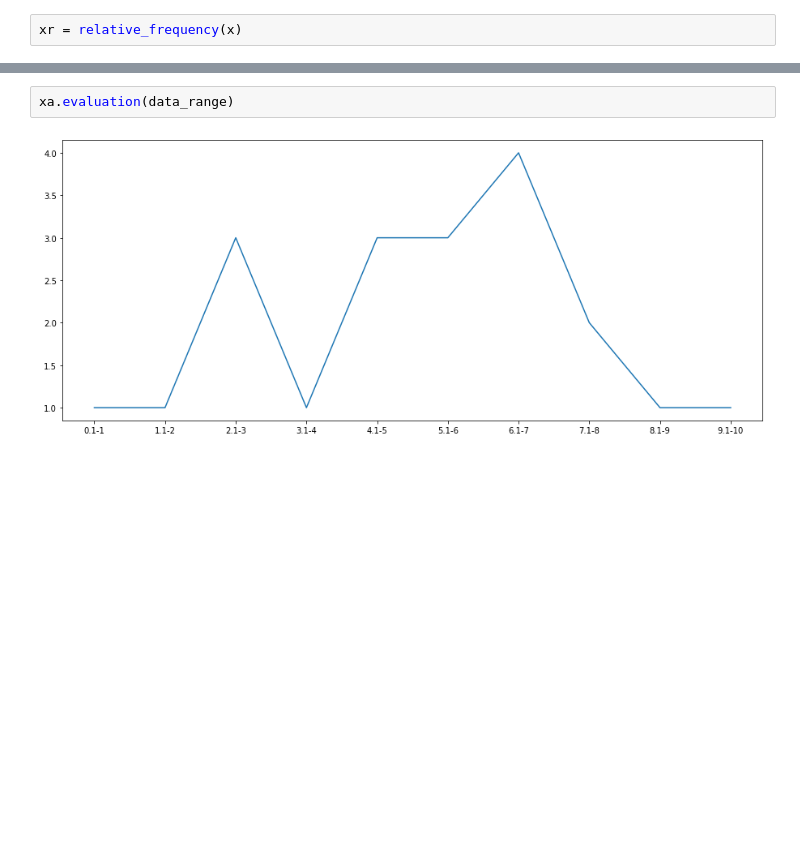
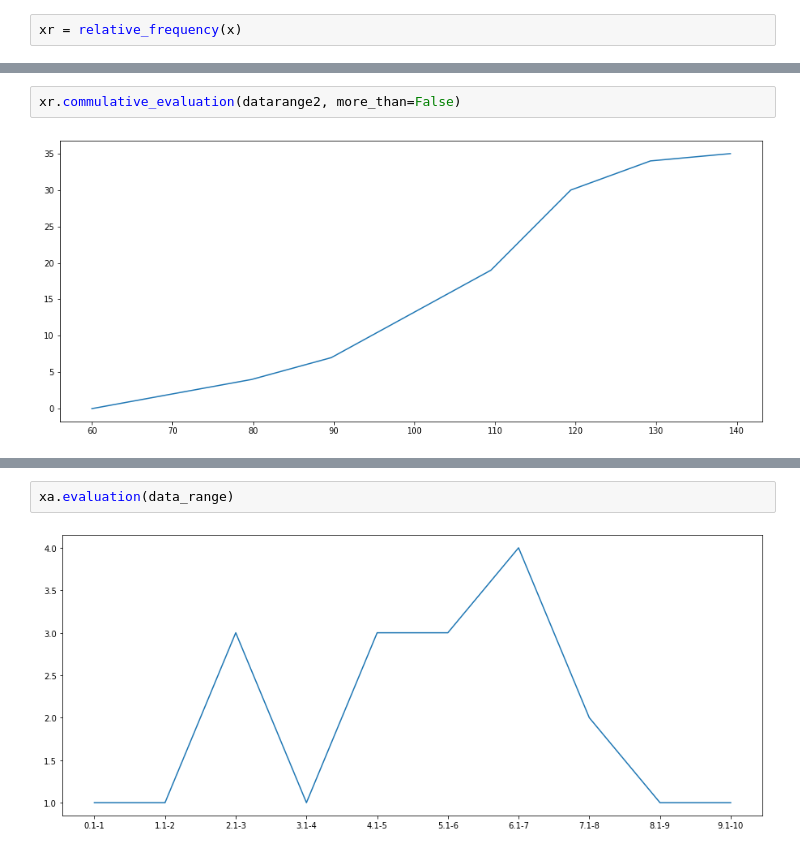
Before and after one commit to amitsanger3/frequency_distribution, a Jupyter notebook: Untitled.ipynb, the cells around one changed output, grey strips where cells are left out. Saved outputs shown, nothing was run; the diff lists cells and outputs as text; blank space fills up the shorter version.

Commit message:
Commit 003: Commulative frequency distribution adds

```diff
--- a/Untitled.ipynb
+++ b/Untitled.ipynb
@@ -165 +206,5 @@ xr.classification(datarange, close=False)
+# %%
+xr.commulative_evaluation(datarange2, more_than=False)
+# %% [output]
+[figure, added]
 # %%
```
Also changed, not shown: parts of 21 cells of this notebook.
